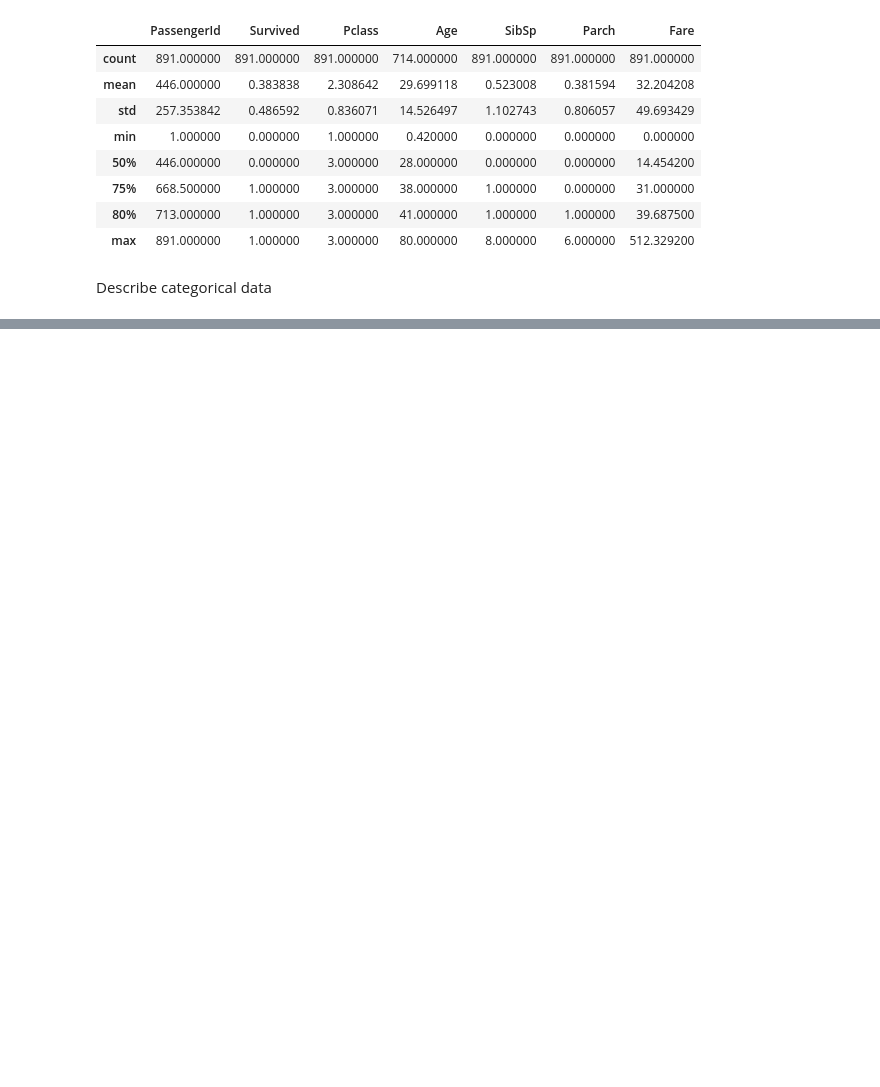
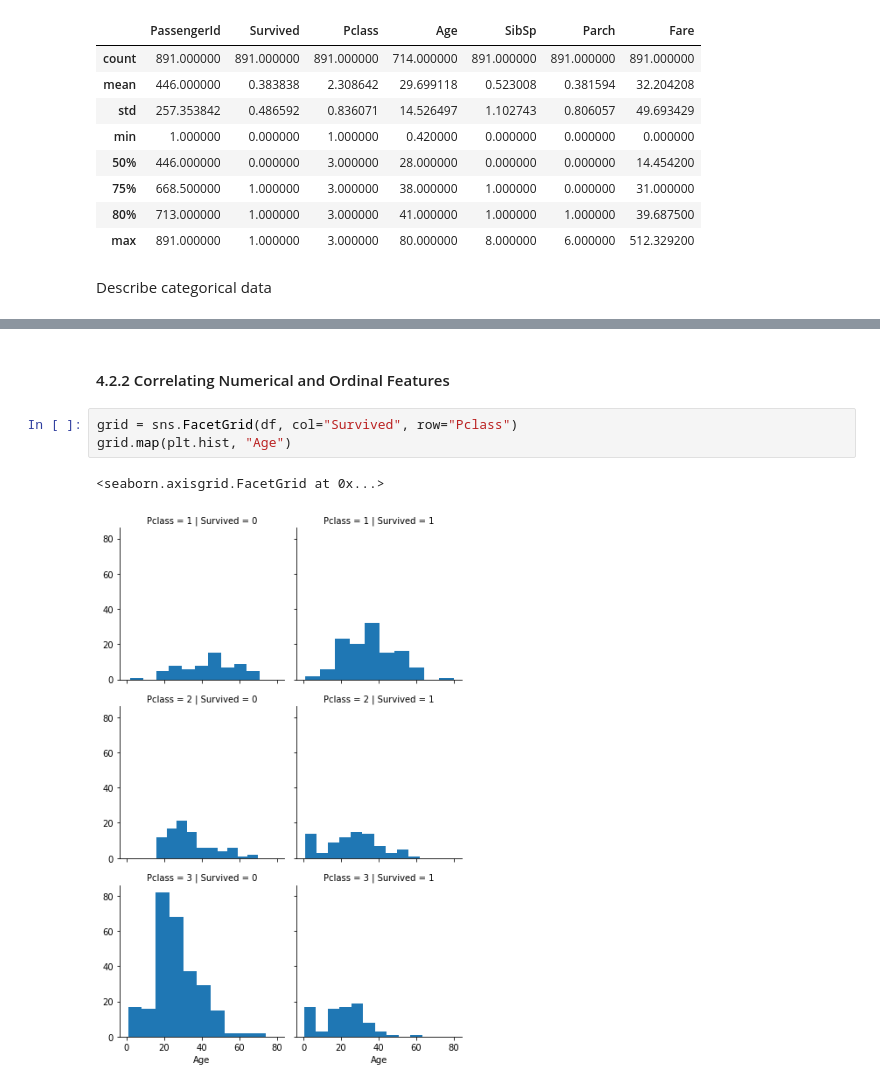
Before and after one commit to evanmahony/kaggleTemplate, a Jupyter notebook: src/notebooks/eda.ipynb, the cells around one changed output, grey strips where cells are left out. Cells and saved outputs as stored; diff of their text form; blank space fills up the shorter version.

```diff
--- a/src/notebooks/eda.ipynb
+++ b/src/notebooks/eda.ipynb
@@ -147,0 +318,8 @@ Assunptions based on data analysis
+# %% [markdown]
+#### 4.2.2 Correlating Numerical and Ordinal Features
+# %%
+grid = sns.FacetGrid(df, col="Survived", row="Pclass")
+grid.map(plt.hist, "Age")
+# %% [output]
+<seaborn.axisgrid.FacetGrid at 0x...>
+[figure, added]
```
Also changed, not shown: parts of 38 cells of this notebook, 1 other file.
